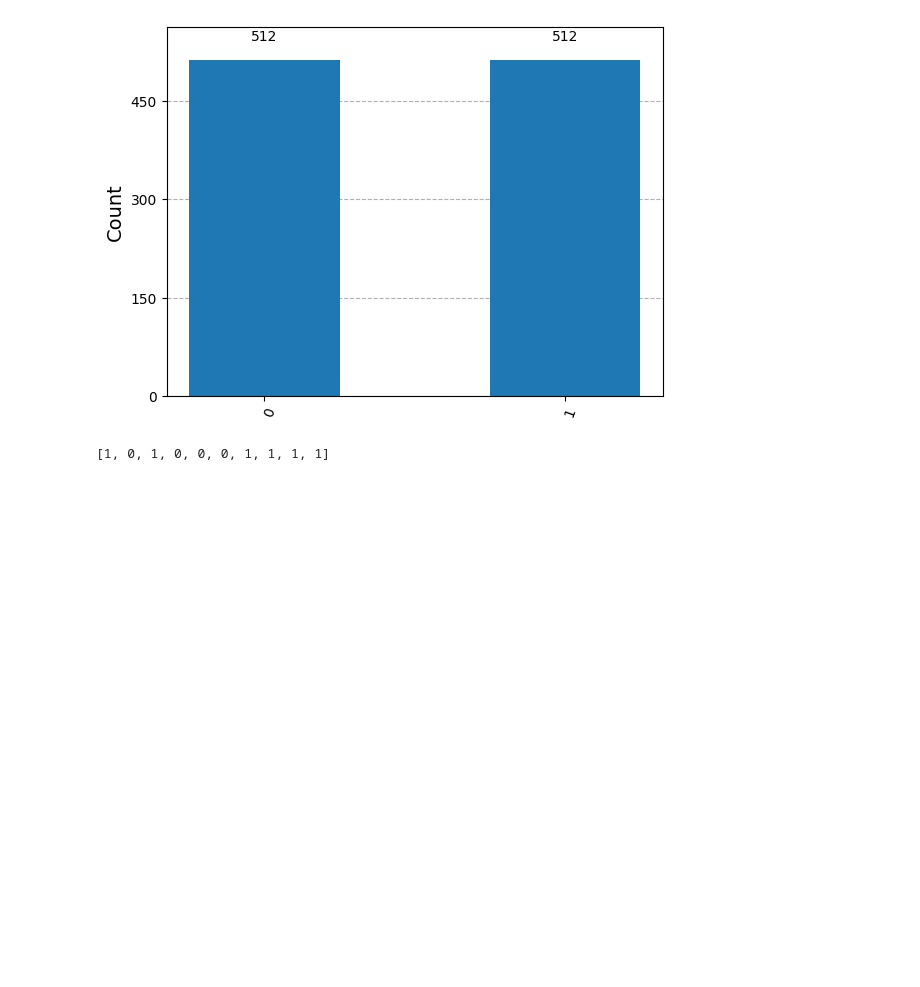
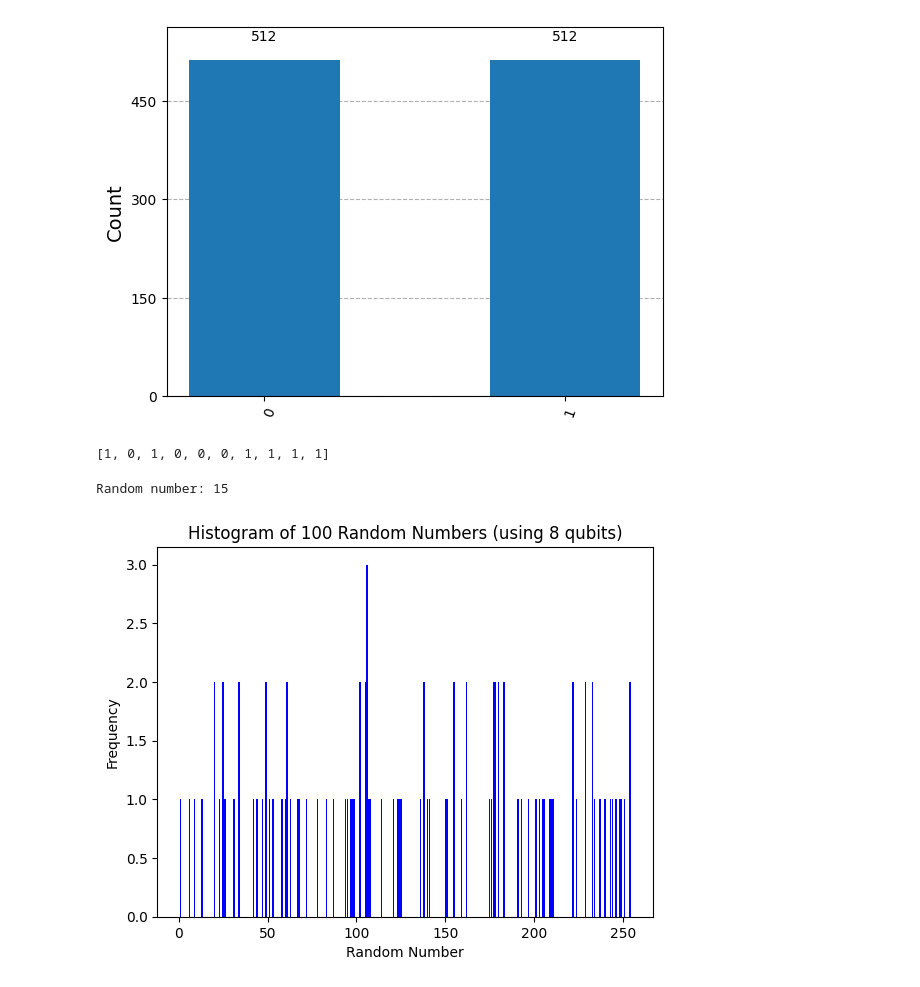
Before and after one commit to caylynmac/quantumnumbers, a Jupyter notebook: quantumIntro.ipynb, the cells around one changed output. Saved outputs shown, nothing was run; the diff lists cells and outputs as text; code cells hidden in the pictures; blank space fills up the shorter version.

```diff
--- a/quantumIntro.ipynb
+++ b/quantumIntro.ipynb
@@ -104,3 +86,77 @@ random_bits = [generate_random_bit() for _ in range(10)]
 print(random_bits)
 # %% [output]
 [1, 0, 1, 0, 0, 0, 1, 1, 1, 1]
+# %%
+from qiskit import QuantumCircuit, transpile
+from qiskit_aer import Aer
+from qiskit.visualization import plot_histogram
+
+def generate_random_number(num_qubits):
+    # Create a quantum circuit with the specified number of qubits and classical bits
+    qc = QuantumCircuit(num_qubits, num_qubits)
+
+    # Apply Hadamard gate to all qubits to create superposition
+    for qubit in range(num_qubits):
+        qc.h(qubit)
+        # qc.t(qubit) # Apply T gate to introduce a phase shift
+        # qc.cx(qubit, (qubit + 1) % num_qubits)  # Apply CNOT gate to entangle qubits
+
+
+    # Measure all qubits
+    qc.measure(range(num_qubits), range(num_qubits))
+
+
+    # Select a quantum simulator backend
+    simulator = Aer.get_backend('qasm_simulator')
+
+    # Transpile the circuit for the simulator
+    qc_transpiled = transpile(qc, simulator)
+
+    # Run the transpiled circuit
+    job = simulator.run(qc_transpiled, shots=1)  # Only 1 shot needed for a single random number
+
+    # Get results
+    results = job.result()
+    counts = results.get_counts()
+
+    # Extract the binary result and convert to decimal
+    random_binary = list(counts.keys())[0]
+    random_number = int(random_binary, 2)
+
+    return random_number #,qc
+
+
+
+# Generate a random number using 4 qubits
+random_number = generate_random_number(4) #,qc
+#qc.draw('mpl')
+print(f"Random number: {random_number}")
+# %% [output]
+Random number: 15
+# %%
+import matplotlib.pyplot as plt
+from collections import Counter
+
+# Generate multiple random numbers and store them
+def generate_random_numbers(num_qubits, num_samples):
+    random_numbers = []
+    for _ in range(num_samples):
+        random_numbers.append(generate_random_number(num_qubits))
+    return random_numbers
+
+# Generate 100 random numbers using 4 qubits
+num_qubits = 8
+num_samples = 100
+random_numbers = generate_random_numbers(num_qubits, num_samples)
+
+# Count occurrences of each random number
+counts = Counter(random_numbers)
+
+# Plot the histogram
+plt.bar(counts.keys(), counts.values(), color='blue')
+plt.xlabel('Random Number')
+plt.ylabel('Frequency')
+plt.title(f'Histogram of {num_samples} Random Numbers (using {num_qubits} qubits)')
+plt.show()
+# %% [output]
+[figure, added]
```
Also changed, not shown: parts of 3 cells of this notebook.
